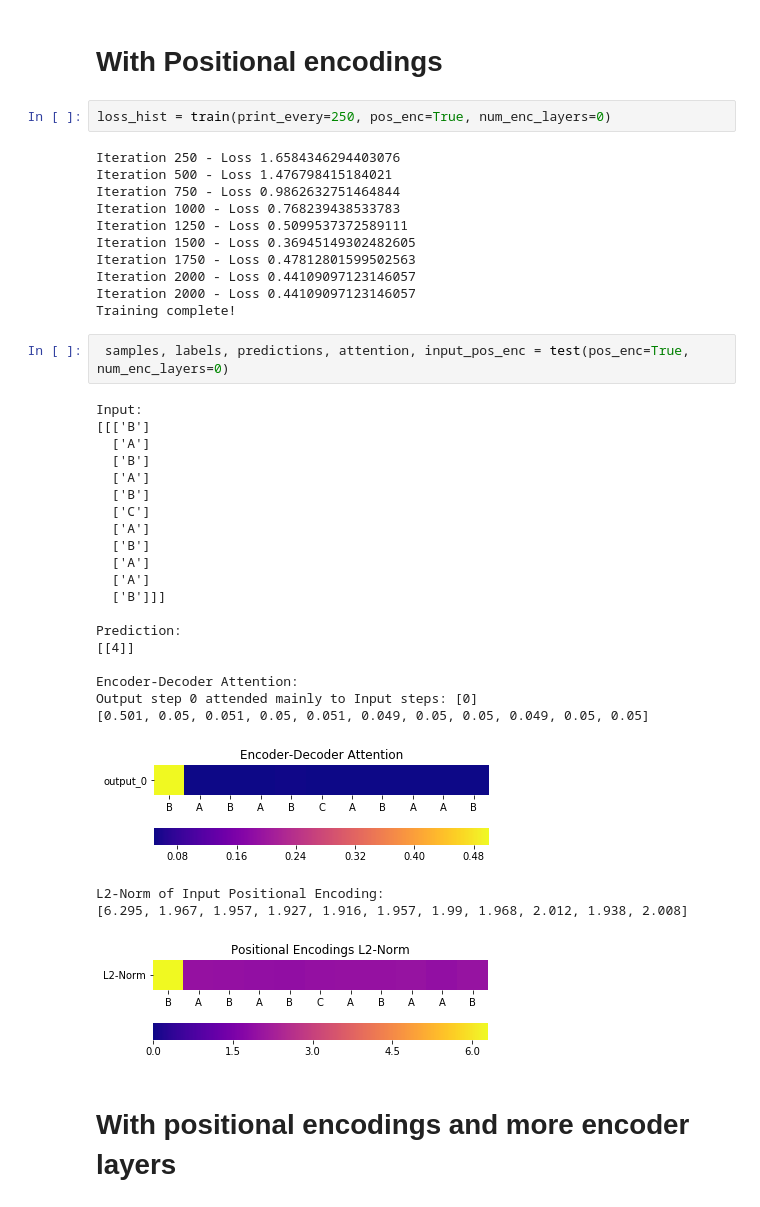
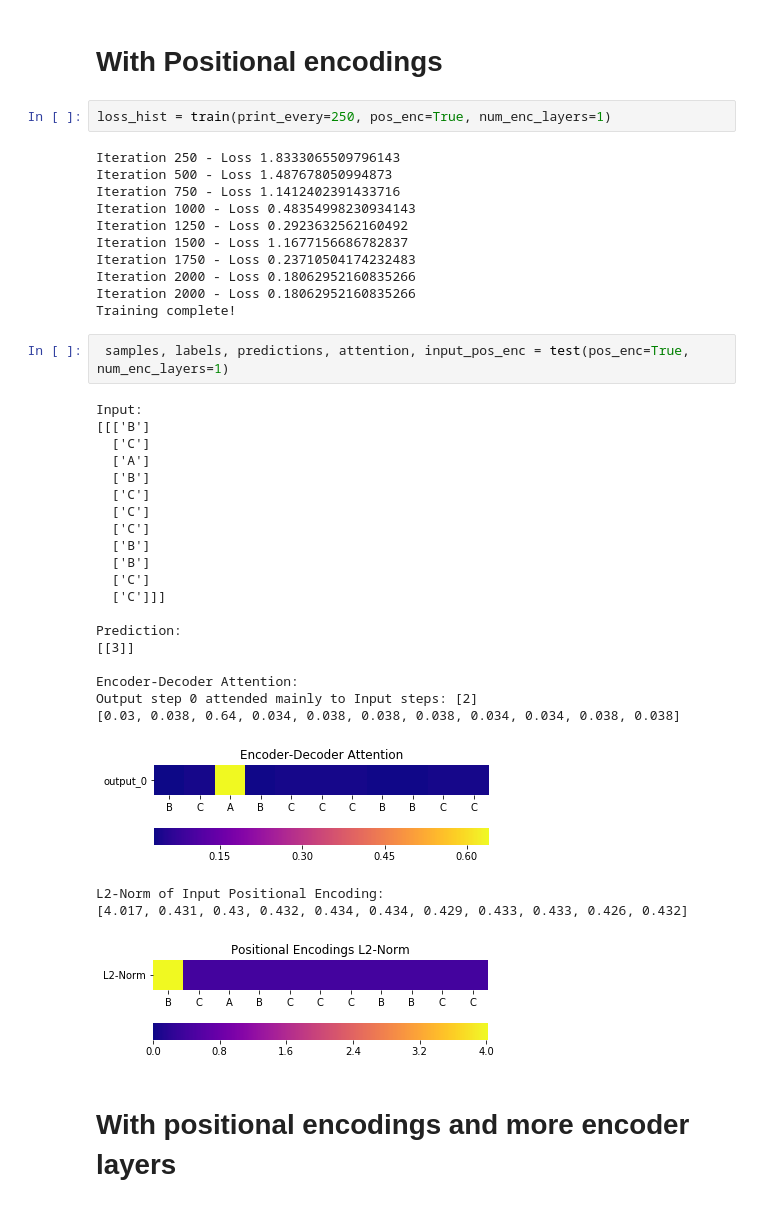
Before and after one commit to aleksandrskoselevs/transformer-attention-tutorial, a Jupyter notebook: 3_signal/notebook-runs.ipynb, the cells around one changed output. Saved outputs shown, nothing was run; the diff lists cells and outputs as text.

```diff
--- a/3_signal/notebook-runs.ipynb
+++ b/3_signal/notebook-runs.ipynb
@@ -76,44 +73,44 @@ Output step 0 attended mainly to Input steps: [2 4 5 7 8]
 # %% [markdown]
 # With Positional encodings
 # %%
-loss_hist = train(print_every=250, pos_enc=True, num_enc_layers=0)
+loss_hist = train(print_every=250, pos_enc=True, num_enc_layers=1)
 # %% [output]
-Iteration 250 - Loss 1.6584346294403076
-Iteration 500 - Loss 1.476798415184021
-Iteration 750 - Loss 0.9862632751464844
-Iteration 1000 - Loss 0.768239438533783
-Iteration 1250 - Loss 0.5099537372589111
-Iteration 1500 - Loss 0.36945149302482605
-Iteration 1750 - Loss 0.47812801599502563
-Iteration 2000 - Loss 0.44109097123146057
-Iteration 2000 - Loss 0.44109097123146057
+Iteration 250 - Loss 1.8333065509796143
+Iteration 500 - Loss 1.487678050994873
+Iteration 750 - Loss 1.1412402391433716
+Iteration 1000 - Loss 0.48354998230934143
+Iteration 1250 - Loss 0.2923632562160492
+Iteration 1500 - Loss 1.1677156686782837
+Iteration 1750 - Loss 0.23710504174232483
+Iteration 2000 - Loss 0.18062952160835266
+Iteration 2000 - Loss 0.18062952160835266
 Training complete!
 # %%
- samples, labels, predictions, attention, input_pos_enc = test(pos_enc=True, num_enc_layers=0)
+ samples, labels, predictions, attention, input_pos_enc = test(pos_enc=True, num_enc_layers=1)
 # %% [output]
 Input:
 [[['B']
-  ['A']
-  ['B']
+  ['C']
   ['A']
   ['B']
   ['C']
-  ['A']
+  ['C']
+  ['C']
   ['B']
-  ['A']
-  ['A']
-  ['B']]]
+  ['B']
+  ['C']
+  ['C']]]
 
 Prediction:
-[[4]]
+[[3]]
 
 Encoder-Decoder Attention:
-Output step 0 attended mainly to Input steps: [0]
-[0.501, 0.05, 0.051, 0.05, 0.051, 0.049, 0.05, 0.05, 0.049, 0.05, 0.05]
+Output step 0 attended mainly to Input steps: [2]
+[0.03, 0.038, 0.64, 0.034, 0.038, 0.038, 0.038, 0.034, 0.034, 0.038, 0.038]
-[figure, old version]
+[figure, new version]
 L2-Norm of Input Positional Encoding:
-[6.295, 1.967, 1.957, 1.927, 1.916, 1.957, 1.99, 1.968, 2.012, 1.938, 2.008]
+[4.017, 0.431, 0.43, 0.432, 0.434, 0.434, 0.429, 0.433, 0.433, 0.426, 0.432]
-[figure, old version]
+[figure, new version]
 # %% [markdown]
 # With positional encodings and more encoder layers
 # %%
```
Also changed, not shown: parts of 5 cells of this notebook, 1 other file.
